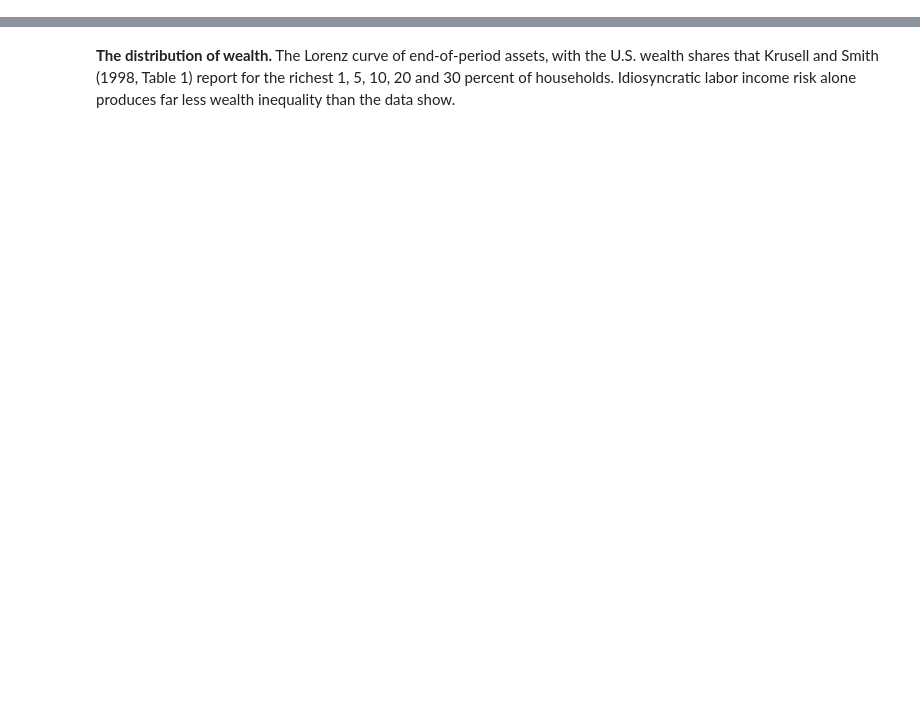
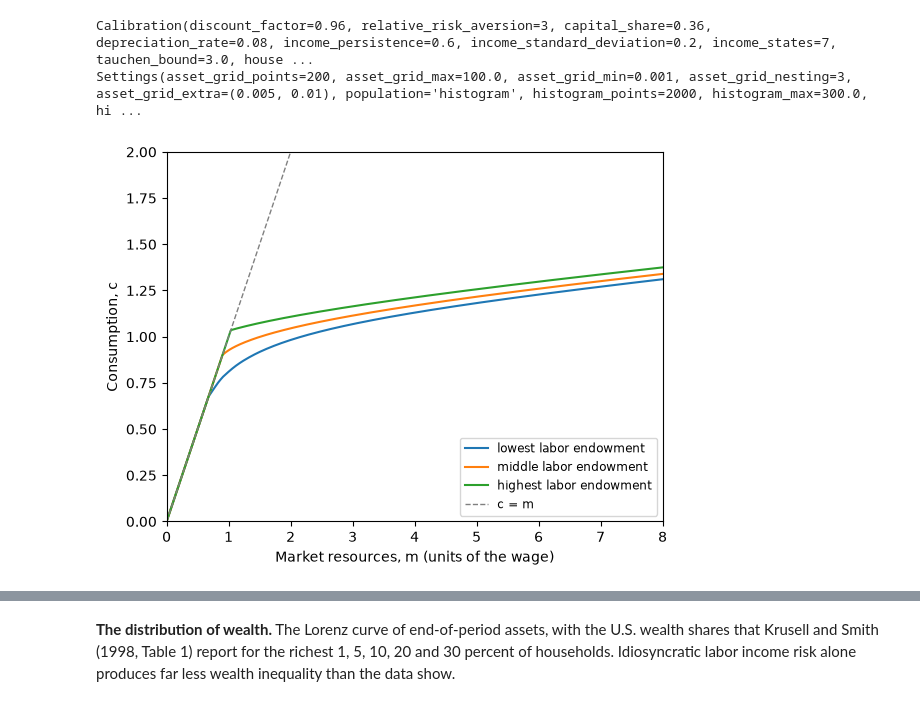
Before and after one commit to econ-ark/Aiyagari1994QJE, a Jupyter notebook: AiyagariMarkovHARK.ipynb, the cells around one changed output, grey strips where cells are left out. Cells and saved outputs as stored; diff of their text form; code cells hidden in the pictures; blank space fills up the shorter version.

```diff
--- a/AiyagariMarkovHARK.ipynb
+++ b/AiyagariMarkovHARK.ipynb
@@ -256,0 +53,16 @@ plt.show()
+# %%
+cal = Calibration()  # Aiyagari's baseline
+x, P = aiyagari.tauchen_chain(n=cal.income_states, tau=cal.income_persistence, sigma=cal.income_standard_deviation)
+print("log labor endowment in each state:", np.round(x, 3))
+print("probability of staying in each state next year:", np.round(np.diag(P), 3))
+
+rows = []
+for σ in (0.2, 0.4):
+    for ρ in (0.0, 0.3, 0.6, 0.9):
+        xs, Ps = aiyagari.tauchen_chain(7, ρ, σ)
+        pi = aiyagari.stationary_probabilities(Ps)
+        d = xs - pi @ xs
+        sd = np.sqrt(pi @ d**2)
+        rows.append({"σ": σ, "ρ": ρ, "the chain's standard deviation": round(sd, 3),
+                     "the chain's autocorrelation": round((pi * d) @ (Ps @ d) / sd**2, 3)})
+pd.DataFrame(rows).set_index(["σ", "ρ"])
@@ -256,0 +88,18 @@ plt.show()
+# %%
+print(cal)
+print(LEVELS["medium"])
+
+households = aiyagari.make_households(cal)
+aiyagari.solve_households(households, 0.03)
+fig, ax = plt.subplots(figsize=(6.4, 4.8))
+m = np.linspace(0, 8, 801)
+for j, name in [(0, "lowest"), (3, "middle"), (6, "highest")]:
+    ax.plot(m, households.solution[0].cFunc[j](m), label=f"{name} labor endowment")
+ax.plot(m, m, color="gray", linestyle="--", linewidth=1, label="c = m")
+ax.set(xlim=(0, 8), ylim=(0, 2), xlabel="Market resources, m (units of the wage)", ylabel="Consumption, c")
+ax.legend(loc="lower right", fontsize="small")
+plt.show()
+# %% [output]
+Calibration(discount_factor=0.96, relative_risk_aversion=3, capital_share=0.36, depreciation_rate=0.08, income_persistence=0.6, income_standard_deviation=0.2, income_states=7, tauchen_bound=3.0, house ...
+Settings(asset_grid_points=200, asset_grid_max=100.0, asset_grid_min=0.001, asset_grid_nesting=3, asset_grid_extra=(0.005, 0.01), population='histogram', histogram_points=2000, histogram_max=300.0, hi ...
+[figure, added]
```
Also changed, not shown: parts of 58 cells of this notebook, 26 other files.
